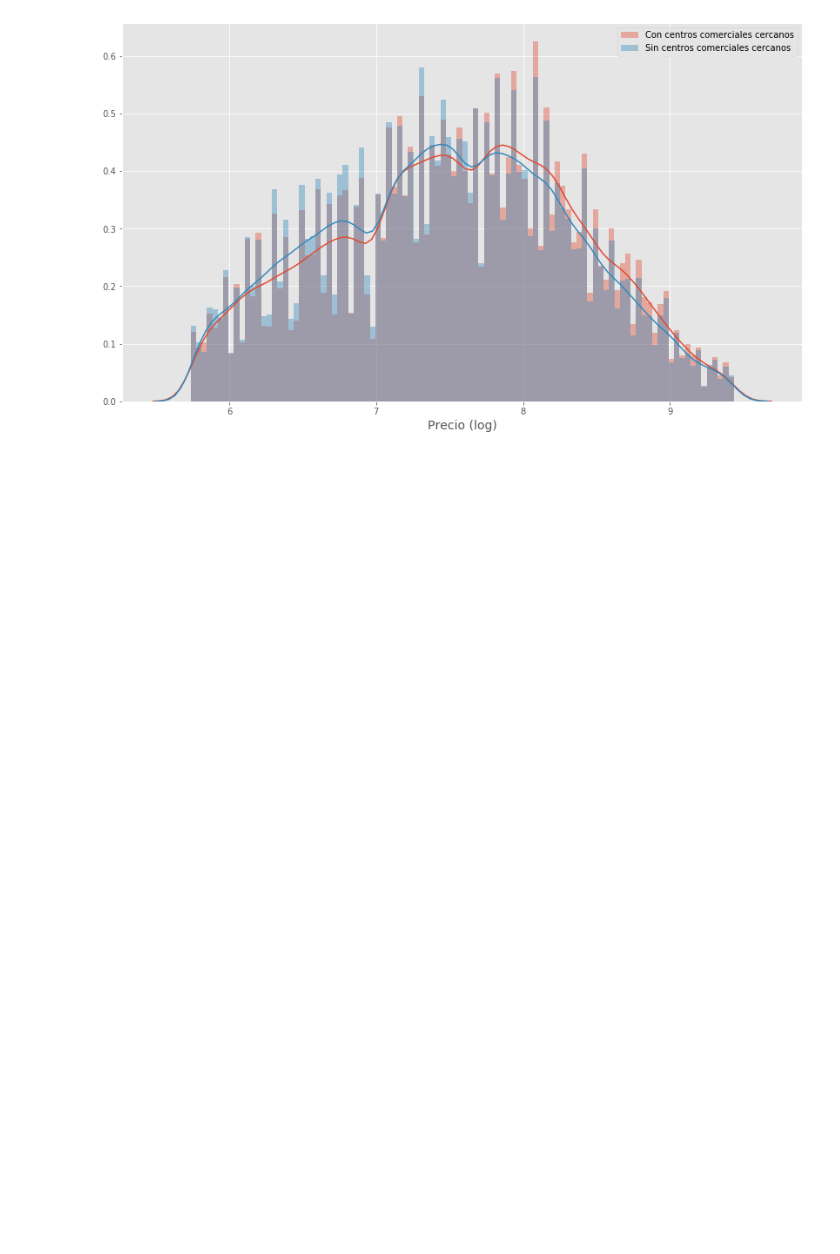
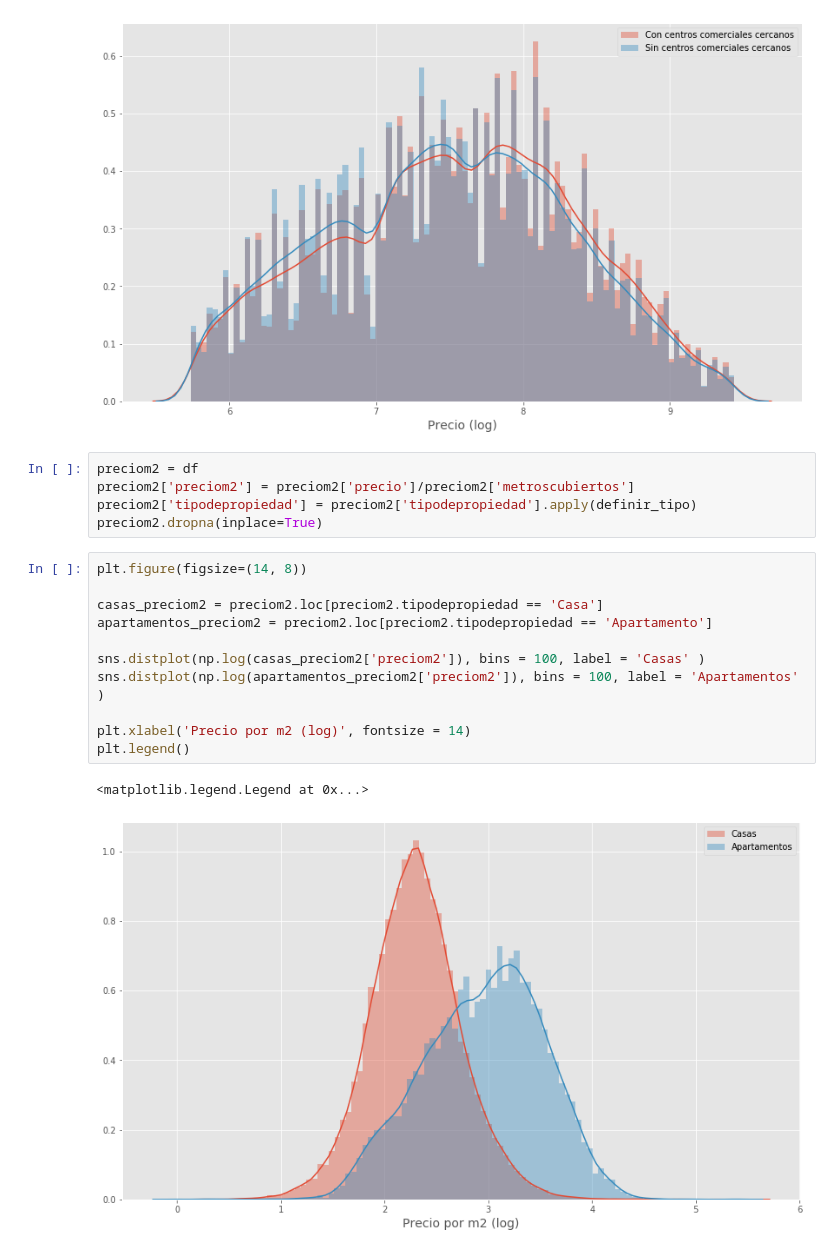
Before and after one commit to PBrrtrn/7506-organizacion-de-datos, a Jupyter notebook: src/exp/exploracion_histogramas_precio.ipynb, the cells around one changed output. Drawn from its saved outputs; the diff is of its cells as text; blank space fills up the shorter version.

Commit message:
Actualizo histogramas de precios

```diff
--- a/src/exp/exploracion_histogramas_precio.ipynb
+++ b/src/exp/exploracion_histogramas_precio.ipynb
@@ -123,3 +123,22 @@ plt.legend()
 # %% [output]
 <matplotlib.legend.Legend at 0x...>
 [figure]
+# %%
+preciom2 = df
+preciom2['preciom2'] = preciom2['precio']/preciom2['metroscubiertos']
+preciom2['tipodepropiedad'] = preciom2['tipodepropiedad'].apply(definir_tipo)
+preciom2.dropna(inplace=True)
+# %%
+plt.figure(figsize=(14, 8))
+
+casas_preciom2 = preciom2.loc[preciom2.tipodepropiedad == 'Casa']
+apartamentos_preciom2 = preciom2.loc[preciom2.tipodepropiedad == 'Apartamento']
+
+sns.distplot(np.log(casas_preciom2['preciom2']), bins = 100, label = 'Casas' )
+sns.distplot(np.log(apartamentos_preciom2['preciom2']), bins = 100, label = 'Apartamentos' )
+
+plt.xlabel('Precio por m2 (log)', fontsize = 14)
+plt.legend()
+# %% [output]
+<matplotlib.legend.Legend at 0x...>
+[figure, added]
```
